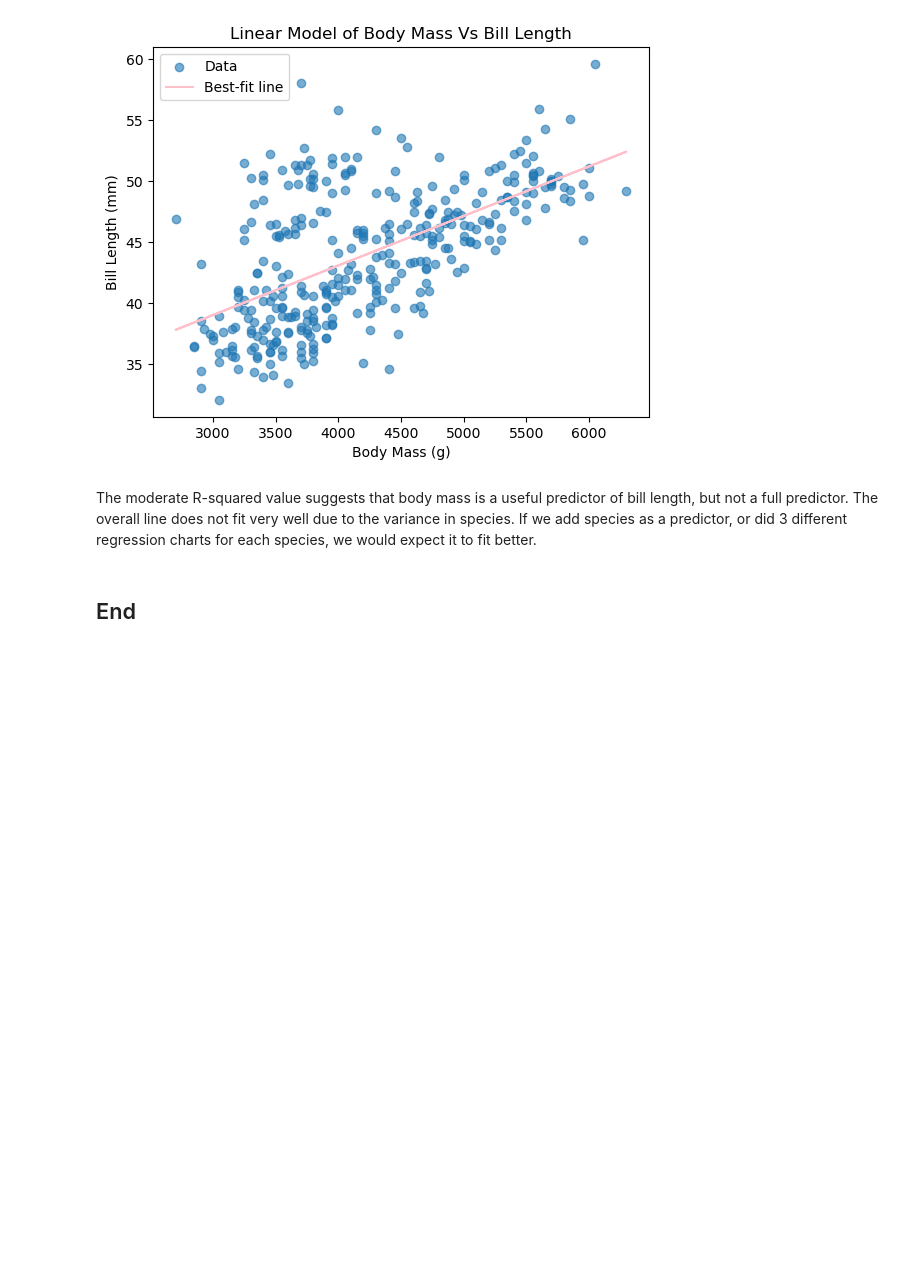
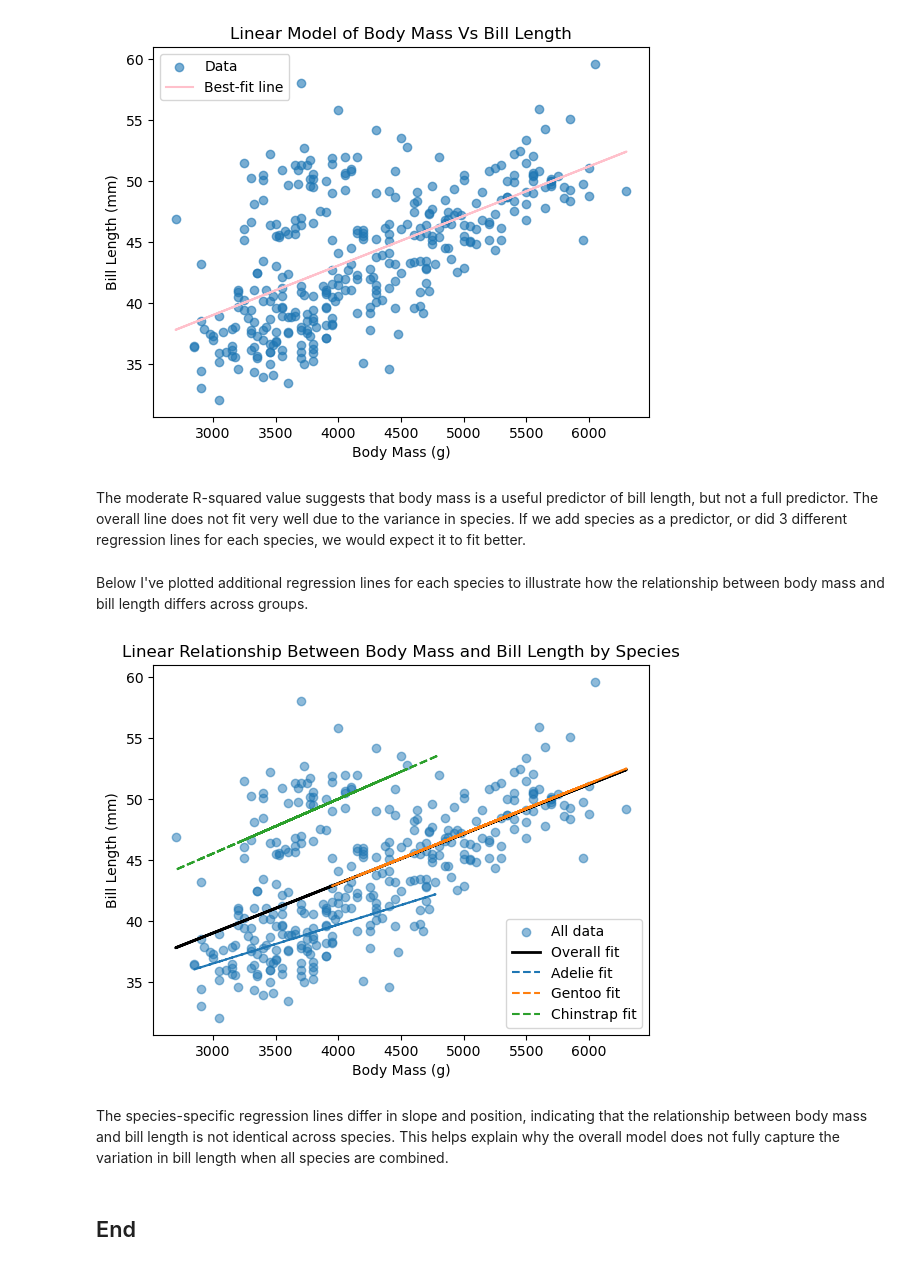
Before and after one commit to leahchristina/principles-of-data-analytics-atu, a Jupyter notebook: problems.ipynb, the cells around one changed output. Saved outputs shown, nothing was run; the diff lists cells and outputs as text; code cells hidden in the pictures; blank space fills up the shorter version.

Commit message:
Final improvement to analysis - species regression lines.

```diff
--- a/problems.ipynb
+++ b/problems.ipynb
@@ -189,6 +189,34 @@ plt.show()
 # %% [output]
 [figure]
 # %% [markdown]
-The moderate R-squared value suggests that body mass is a useful predictor of bill length, but not a full predictor. The overall line does not fit very well due to the variance in species. If we add species as a predictor, or did 3 different regression charts for each species, we would expect it to fit better.
+The moderate R-squared value suggests that body mass is a useful predictor of bill length, but not a full predictor. The overall line does not fit very well due to the variance in species. If we add species as a predictor, or did 3 different regression lines for each species, we would expect it to fit better.
+# %% [markdown]
+Below I've plotted additional regression lines for each species to illustrate how the relationship between body mass and bill length differs across groups.
+# %%
+# Plot original scatter
+plt.scatter(x, y, alpha=0.5, label="All data")
+
+# Plot overall regression line
+plt.plot(x, y_pred, color="black", linewidth=2, label="Overall fit")
+
+# Plot species-specific regression lines
+for s in df["species"].unique():
+    subset = df[df["species"] == s].dropna(subset=["body_mass_g", "bill_length_mm"])
+    xs = subset["body_mass_g"]
+    ys = subset["bill_length_mm"]
+
+    coeffs = np.polyfit(xs, ys, 1)
+    plt.plot(xs, coeffs[0] * xs + coeffs[1], linestyle="--", label=f"{s} fit")
+
+plt.xlabel("Body Mass (g)")
+plt.ylabel("Bill Length (mm)")
+plt.title("Linear Relationship Between Body Mass and Bill Length by Species")
+plt.legend()
+plt.show()
+# %% [output]
+[figure, added]
+# %% [markdown]
+The species-specific regression lines differ in slope and position, indicating that the relationship between body mass and bill length is not identical across species.
+This helps explain why the overall model does not fully capture the variation in bill length when all species are combined.
 # %% [markdown]
 ## End
```
